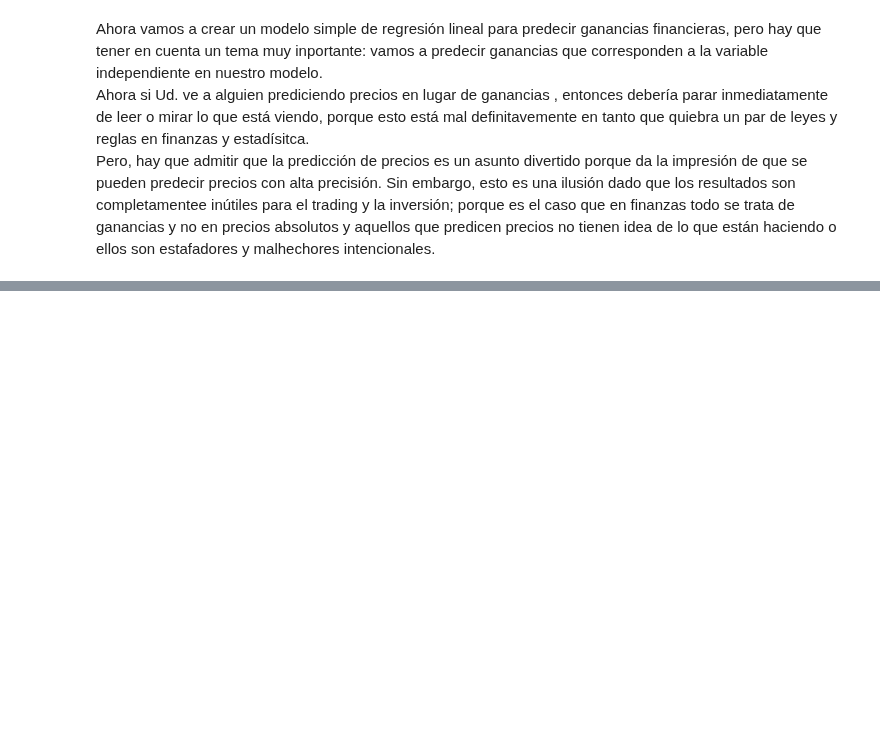
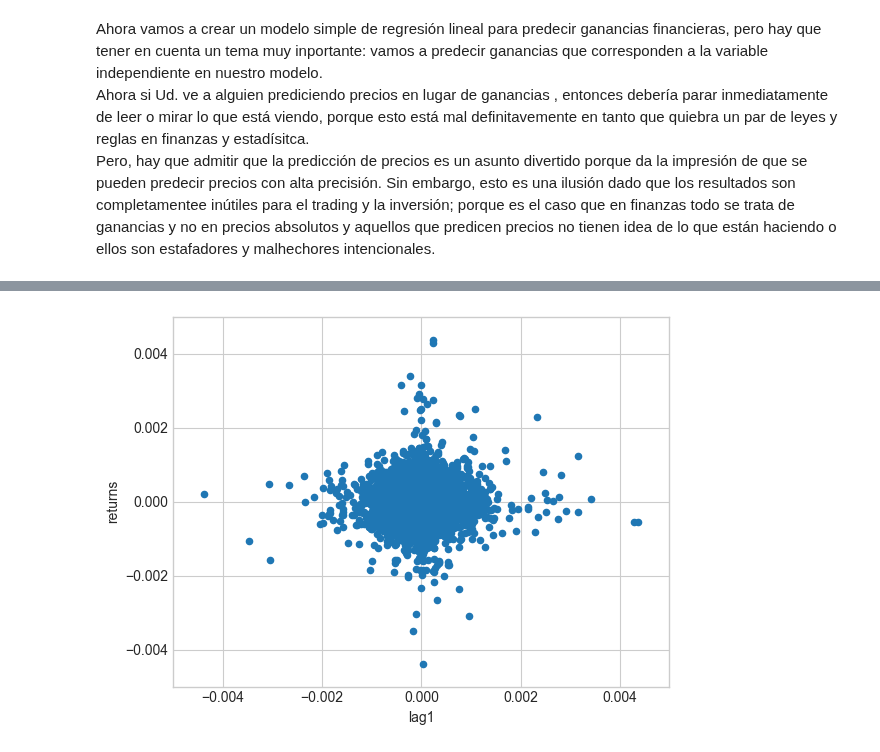
Before and after one commit to mario812/algo-trading-env, a Jupyter notebook: 3.4.2-linear_reg_intro.ipynb, the cells around one changed output, grey strips where cells are left out. Saved outputs shown, nothing was run; the diff lists cells and outputs as text; code cells hidden in the pictures; blank space fills up the shorter version.

```diff
--- a/3.4.2-linear_reg_intro.ipynb
+++ b/3.4.2-linear_reg_intro.ipynb
@@ -264,3 +264,5 @@ data.loc["2019-06"].plot(figsize= (12, 8))
 Ahora vamos a crear un modelo simple de regresión lineal para predecir ganancias financieras, pero hay que tener en cuenta un tema muy inportante: vamos a predecir ganancias que corresponden a la variable independiente en nuestro modelo.
 Ahora si Ud. ve a alguien prediciendo precios en lugar de ganancias , entonces debería parar inmediatamente de leer o mirar lo que está viendo, porque esto está mal definitavemente en tanto que quiebra un par de leyes y reglas en finanzas y estadísitca.
 Pero, hay que admitir que la predicción de precios es un asunto divertido porque da la impresión de que se pueden predecir precios con alta precisión. Sin embargo, esto es una ilusión dado que los resultados son completamentee inútiles para el trading y la inversión; porque es el caso que en finanzas todo se trata de ganancias y no en precios absolutos y aquellos que predicen precios no tienen idea de lo que están haciendo o ellos son estafadores y malhechores intencionales.
+# %%
+data["returns"] = np.log(data.div(data.shift(1))) # calcular los retornos logarítmicos
@@ -266,0 +289,4 @@ Pero, hay que admitir que la predicción de precios es un asunto divertido porqu
+# %%
+data["lag1"] = data.returns.shift(1) # crear una nueva columna con el retorno del dia anterior
+# %%
+data.dropna(inplace=True) # eliminar valores nulos
@@ -266,0 +323,8 @@ Pero, hay que admitir que la predicción de precios es un asunto divertido porqu
+# %%
+# ahora creamos la gráfica
+data.iloc[:, -2:].plot(kind = "scatter", x = "lag1", y = "returns")
+plt.xlim(-0.005, 0.005)
+plt.ylim(-0.005, 0.005)
+plt.show()
+# %% [output]
+[figure, added]
```
Also changed, not shown: parts of 5 cells of this notebook.
